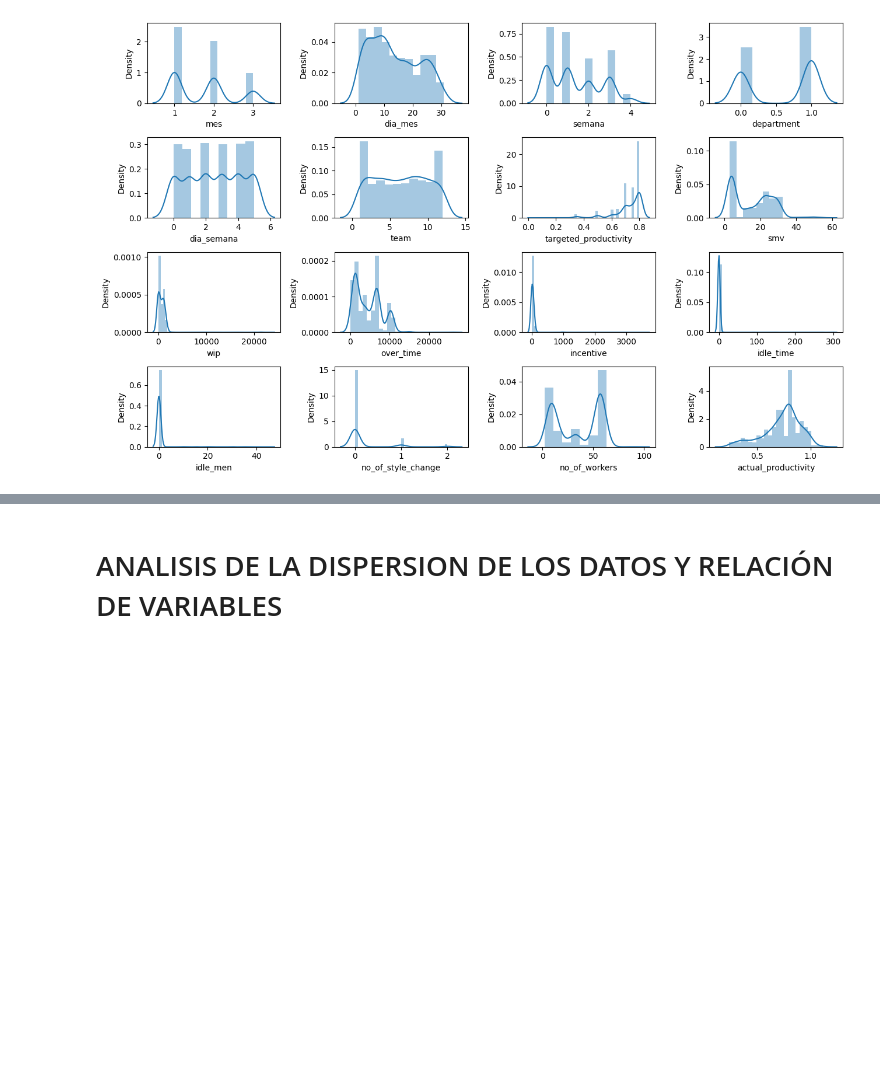
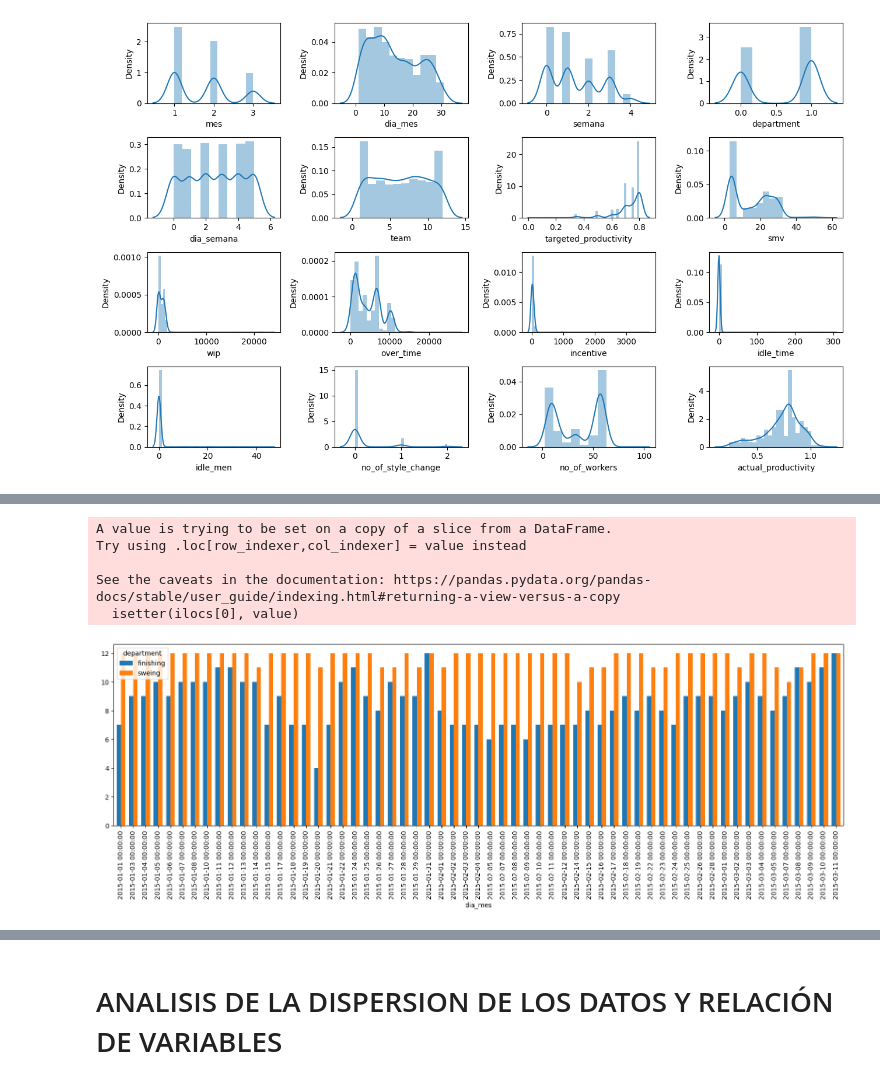
Before and after one commit to darwinpadilla/Grupo_Productivity_Prediction, a Jupyter notebook: Grupo_Productivity_Prediction.ipynb, the cells around one changed output, grey strips where cells are left out. Saved outputs shown, nothing was run; the diff lists cells and outputs as text; code cells hidden in the pictures; blank space fills up the shorter version.

```diff
--- a/Grupo_Productivity_Prediction.ipynb
+++ b/Grupo_Productivity_Prediction.ipynb
@@ -638,0 +675,20 @@ plt.tight_layout()
+# %%
+# RD GIT. 1.9 Análisis estadistico PARTE 1 - POR DEPARTAMENTOS
+# Teniendo en cuenta que existen 2 departamentos, hacemos un analisis de la cantidad de instancias por departamento en la linea de tiempo
+
+dataset_analisis_departamento_vs_time=dataset[["dia_mes","department"]]
+dataset_analisis_departamento_vs_time.loc[:,'dia_mes'] = pd.to_datetime('2015-'+dataset["mes"].astype(str) +'-' + dataset["dia_mes"].astype(str))
+dataset_analisis_departamento_vs_time.loc[:,'department'] = dataset['department'].replace(dictionary_of_columns_with_index_to_categorical['department'])
+
+plt.rcParams["figure.figsize"] = (20,5)
+
+dataset_analisis_departamento_vs_time.groupby(['dia_mes','department']).size().unstack().plot(kind='bar',stacked=False, width=0.7)
+
+plt.show()
+# %% [output]
+A value is trying to be set on a copy of a slice from a DataFrame.
+Try using .loc[row_indexer,col_indexer] = value instead
+
+See the caveats in the documentation: https://pandas.pydata.org/pandas-docs/stable/user_guide/indexing.html#returning-a-view-versus-a-copy
+  isetter(ilocs[0], value)
+[figure, added]
```
Also changed, not shown: parts of 5 cells of this notebook.
